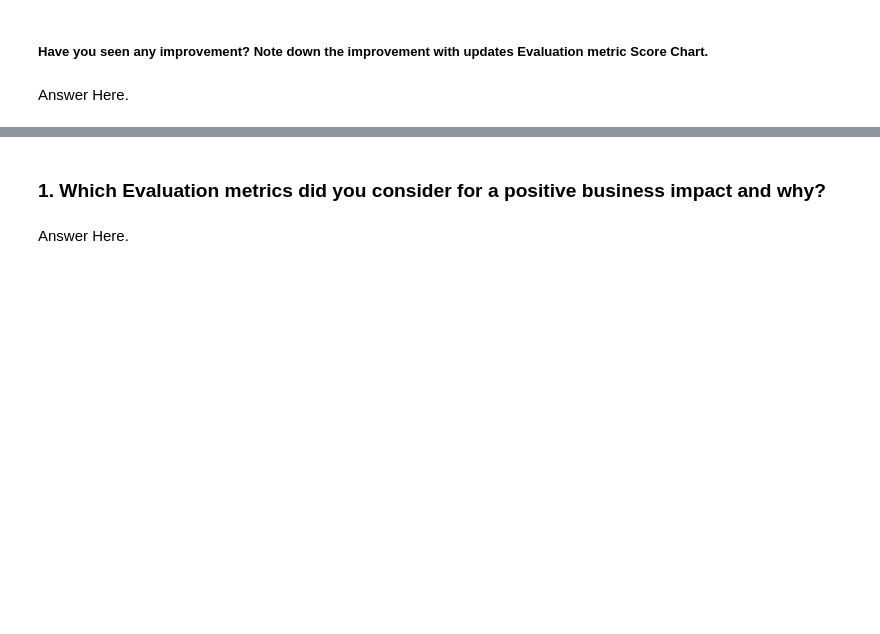
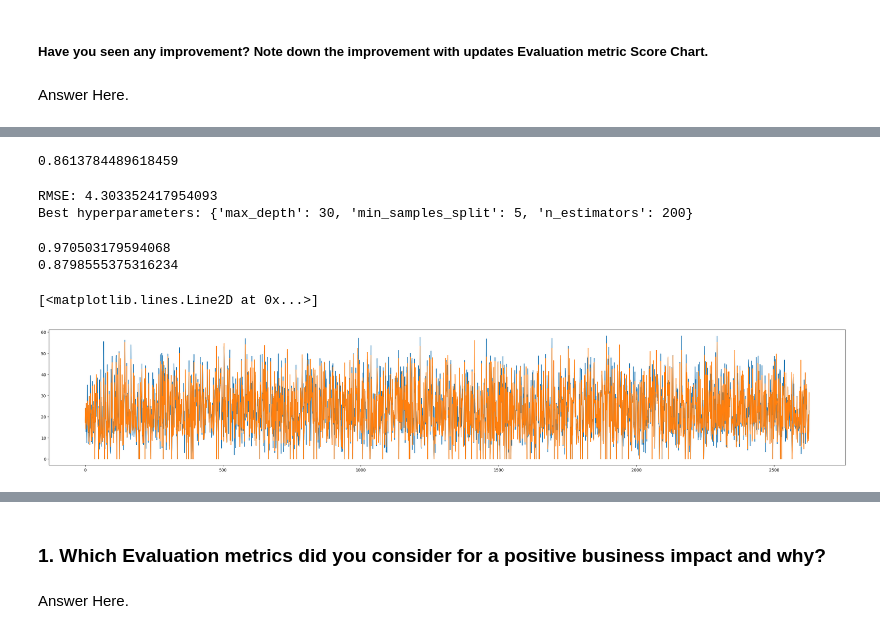
Before and after one commit to sonu9479/Bike-Sharing-Demand-Prediction, a Jupyter notebook: Bike_sharing_demand_prediction_ML_regression_model_.ipynb, the cells around one changed output, grey strips where cells are left out. Saved outputs shown, nothing was run; the diff lists cells and outputs as text; code cells hidden in the pictures; blank space fills up the shorter version.

```diff
--- a/Bike_sharing_demand_prediction_ML_regression_model_.ipynb
+++ b/Bike_sharing_demand_prediction_ML_regression_model_.ipynb
@@ -1205,3 +1199,8 @@ Answer Here.
 #### 1. Explain the ML Model used and it's performance using Evaluation metric Score Chart.
 # %%
 # Visualizing evaluation Metric Score chart
+lasso = Lasso()
+lasso.fit(x_train, y_train)
+
+y_pred_trlasso = lasso.predict(x_train)
+y_pred_telasso = lasso.predict(x_test)
@@ -1229,7 +1300,10 @@ Answer Here.
 ### ML Model - 3
 # %%
 # ML Model - 3 Implementation
-
+ridge = Ridge()
+ridge.fit(x_train,y_train)
 # Fit the Algorithm
-
+ridge.fit(x_train,y_train)
 # Predict on the model
+y_pred_trridge = ridge.predict(x_train)
+y_pred_teridge = ridge.predict(x_test)
@@ -1253,3 +1393,7 @@ Answer Here.
 ##### Have you seen any improvement? Note down the improvement with updates Evaluation metric Score Chart.
 # %% [markdown]
 Answer Here.
+# %%
+rf = RandomForestRegressor()
+
+rf.fit(x_train, y_train)
@@ -1255,0 +1418,60 @@ Answer Here.
+# %%
+r2_score(y_test_predrf, y_test)
+# %% [output]
+0.8613784489618459
+# %%
+
+
+# Create a random forest regressor object
+rf_regressor = RandomForestRegressor(random_state=42)
+
+param_grid = {
+    'n_estimators': [50, 100, 200],
+    'max_depth': [10, 20, 30],
+    'min_samples_split': [2, 5, 10]
+}
+# Create a grid search object
+grid_search = GridSearchCV(estimator=rf_regressor, param_grid=param_grid, cv=5, n_jobs=-1, scoring='neg_mean_squared_error')
+
+# Perform grid search cross-validation on the training data
+grid_search.fit(x_train, y_train)
+
+# Make predictions on the testing data using the best estimator from the grid search
+best_rf_regressor = grid_search.best_estimator_
+y_pred = best_rf_regressor.predict(x_test)
+
+# Calculate the root mean squared error (RMSE) of the predictions
+rmse = mean_squared_error(y_test, y_pred, squared=False)
+print("RMSE:", rmse)
+
+# Print the best hyperparameters found by the grid search
+print("Best hyperparameters:", grid_search.best_params_)
+# %% [output]
+RMSE: 4.303352417954093
+Best hyperparameters: {'max_depth': 30, 'min_samples_split': 5, 'n_estimators': 200}
+# %%
+rf = RandomForestRegressor(max_depth= 30, min_samples_split = 5, n_estimators= 200)
+
+rf.fit(x_train, y_train)
+
+y_train_predrf = rf.predict(x_train)
+y_test_predrf = rf.predict(x_test)
+
+MSE = mean_squared_error(y_test, y_test_predrf)
+
+RMSE = np.sqrt(MSE)
+
+
+print(r2_score(y_train, y_train_predrf))
+
+print(r2_score(y_test,y_test_predrf))
+# %% [output]
+0.970503179594068
+0.8798555375316234
+# %%
+plt.figure(figsize = (35,6))
+plt.plot(np.array(y_test))
+plt.plot(np.array(y_test_predrf))
+# %% [output]
+[<matplotlib.lines.Line2D at 0x...>]
+[figure, added]
```
Also changed, not shown: parts of 43 cells of this notebook.
